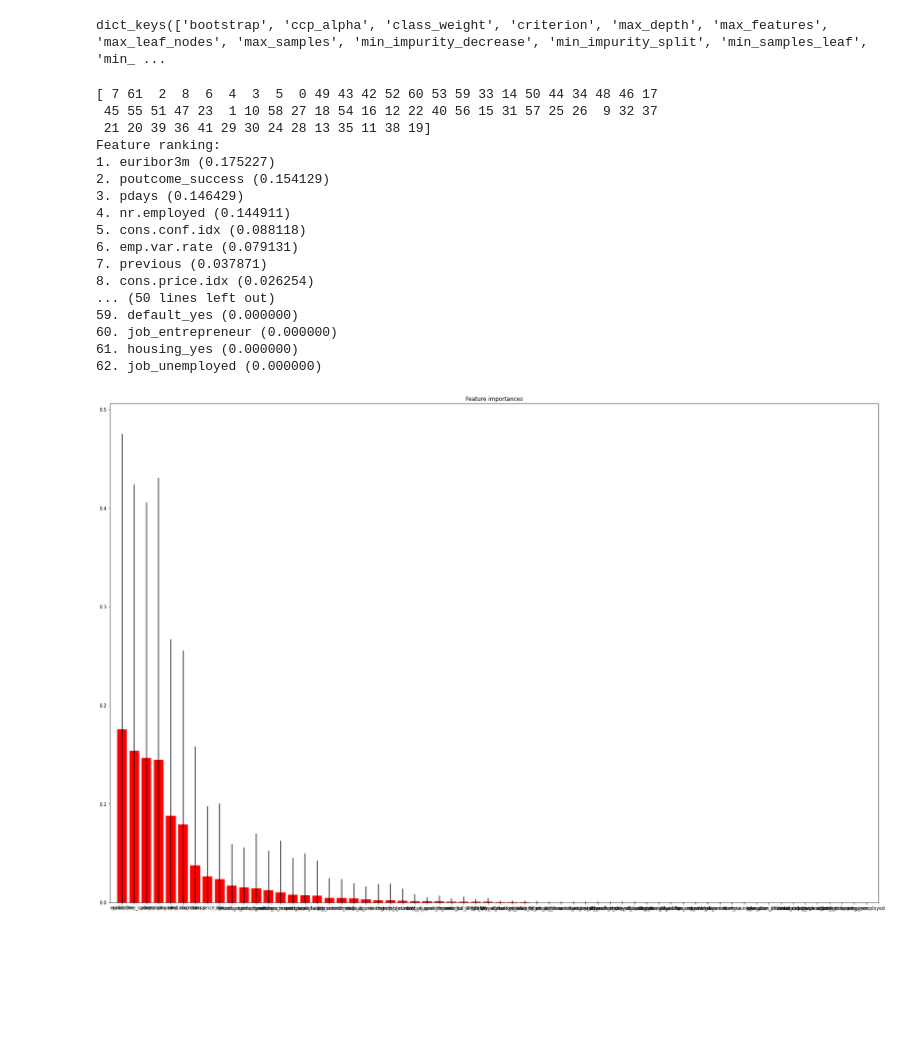
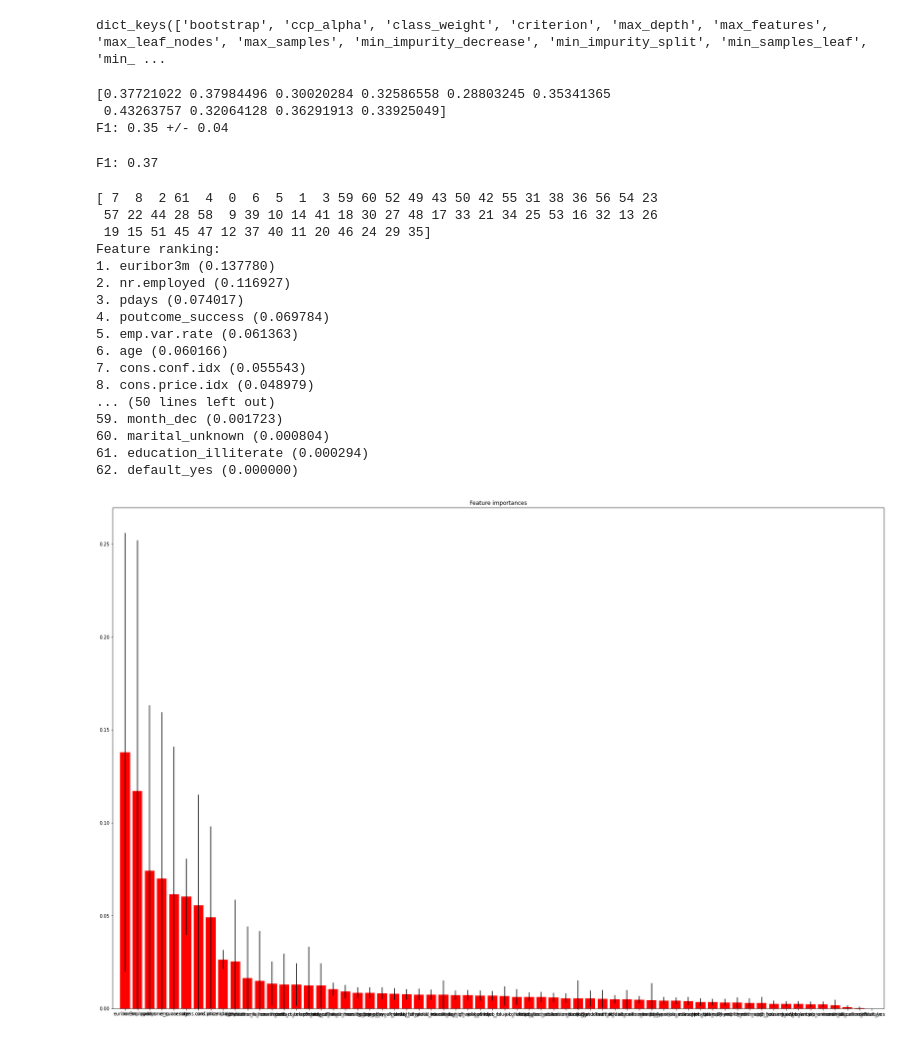
Before and after one commit to raheeltahir55/CE888, a Jupyter notebook: Lab_3/bank_classification.ipynb, the cells around one changed output. Drawn from its saved outputs; the diff is of its cells as text; code cells hidden in the pictures; blank space fills up the shorter version.

```diff
--- a/Lab_3/bank_classification.ipynb
+++ b/Lab_3/bank_classification.ipynb
@@ -196,3 +200,7 @@ dummy_clf.fit(X, y)
 print("Dummy ACC: %.2f" % acc(y, dummy_clf.predict(X)))
 # %% [output]
 Dummy ACC: 0.80
+# %%
+dummy_clf = DummyClassifier(strategy='stratified')
+dummy_clf.fit(X, y)
+print("Dummy F1: %.2f" % f1(y, dummy_clf.predict(X)))
@@ -243,9 +253,24 @@ print(metrics.accuracy_score(y_test, predictions))
 clf.get_params().keys()
 # %% [output]
 dict_keys(['bootstrap', 'ccp_alpha', 'class_weight', 'criterion', 'max_depth', 'max_features', 'max_leaf_nodes', 'max_samples', 'min_impurity_decrease', 'min_impurity_split', 'min_samples_leaf', 'min_ ...
+# %%
+clf_f1 = RandomForestClassifier(n_estimators=300, max_depth=12, random_state=60)
+scores = cross_val_score(clf_f1, X_train, y_train, cv=10, scoring=make_scorer(f1))  # cross-validation
+print(scores)
+print("F1: %.2f +/- %.2f" % (scores.mean(), scores.std()))
+# %% [output]
+[0.37721022 0.37984496 0.30020284 0.32586558 0.28803245 0.35341365
+ 0.43263757 0.32064128 0.36291913 0.33925049]
+F1: 0.35 +/- 0.04
+# %%
+fit= clf_f1.fit(X_train, y_train)
+predictions = clf_f1.predict(X_test)
+print("F1: %.2f" % (metrics.f1_score(y_test, predictions)))
+# %% [output]
+F1: 0.37
 # %%
-importances = clf.feature_importances_
-std = np.std([tree.feature_importances_ for tree in clf.estimators_],
+importances = clf_f1.feature_importances_
+std = np.std([tree.feature_importances_ for tree in clf_f1.estimators_],
              axis=0)
 indices = np.argsort(importances)[::-1]
 print(indices)
@@ -260,46 +285,46 @@ features_bank= ['age', 'campaign', 'pdays', 'previous', 'emp.var.rate',
        'marital_divorced', 'marital_married', 'marital_single',
        'marital_unknown', 'education_basic.4y', 'education_basic.6y',
        'education_basic.9y', 'education_high.school', 'education_illiterate',
        'education_professional.course', 'education_university.degree',
        'education_unknown', 'default_no', 'default_unknown', 'default_yes',
        'housing_no', 'housing_unknown', 'housing_yes', 'loan_no',
        'loan_unknown', 'loan_yes', 'contact_cellular', 'contact_telephone',
        'month_apr', 'month_aug', 'month_dec', 'month_jul', 'month_jun',
        'month_mar', 'month_may', 'month_nov', 'month_oct', 'month_sep',
        'day_of_week_fri', 'day_of_week_mon', 'day_of_week_thu',
        'day_of_week_tue', 'day_of_week_wed', 'poutcome_failure',
        'poutcome_nonexistent', 'poutcome_success']
 for f in range(X.shape[1]):
     print("%d. %s (%f)" % (f + 1, features_bank[indices[f]],  importances[indices[f]]))
 
 # Plot the feature importances of the forest
 fig = plt.figure()
 plt.title("Feature importances")
 plt.bar(range(X.shape[1]), importances[indices],
        color="r", yerr=std[indices], align="center")
 plt.xticks(range(X.shape[1]), np.array(features_bank)[indices])
 plt.xlim([-1, X.shape[1]])
 plt.ylim([0, None])
 
 fig.set_size_inches(30, 20)
 
 # plt.savefig("importances.pdf", bbox_inches='tight')
 # %% [output]
-[ 7 61  2  8  6  4  3  5  0 49 43 42 52 60 53 59 33 14 50 44 34 48 46 17
- 45 55 51 47 23  1 10 58 27 18 54 16 12 22 40 56 15 31 57 25 26  9 32 37
- 21 20 39 36 41 29 30 24 28 13 35 11 38 19]
+[ 7  8  2 61  4  0  6  5  1  3 59 60 52 49 43 50 42 55 31 38 36 56 54 23
+ 57 22 44 28 58  9 39 10 14 41 18 30 27 48 17 33 21 34 25 53 16 32 13 26
+ 19 15 51 45 47 12 37 40 11 20 46 24 29 35]
 Feature ranking:
-1. euribor3m (0.175227)
-2. poutcome_success (0.154129)
-3. pdays (0.146429)
-4. nr.employed (0.144911)
-5. cons.conf.idx (0.088118)
-6. emp.var.rate (0.079131)
-7. previous (0.037871)
-8. cons.price.idx (0.026254)
+1. euribor3m (0.137780)
+2. nr.employed (0.116927)
+3. pdays (0.074017)
+4. poutcome_success (0.069784)
+5. emp.var.rate (0.061363)
+6. age (0.060166)
+7. cons.conf.idx (0.055543)
+8. cons.price.idx (0.048979)
 ... (50 lines left out)
-59. default_yes (0.000000)
-60. job_entrepreneur (0.000000)
-61. housing_yes (0.000000)
-62. job_unemployed (0.000000)
+59. month_dec (0.001723)
+60. marital_unknown (0.000804)
+61. education_illiterate (0.000294)
+62. default_yes (0.000000)
-[figure, old version]
+[figure, new version]
```
Also changed, not shown: parts of 9 cells of this notebook.
